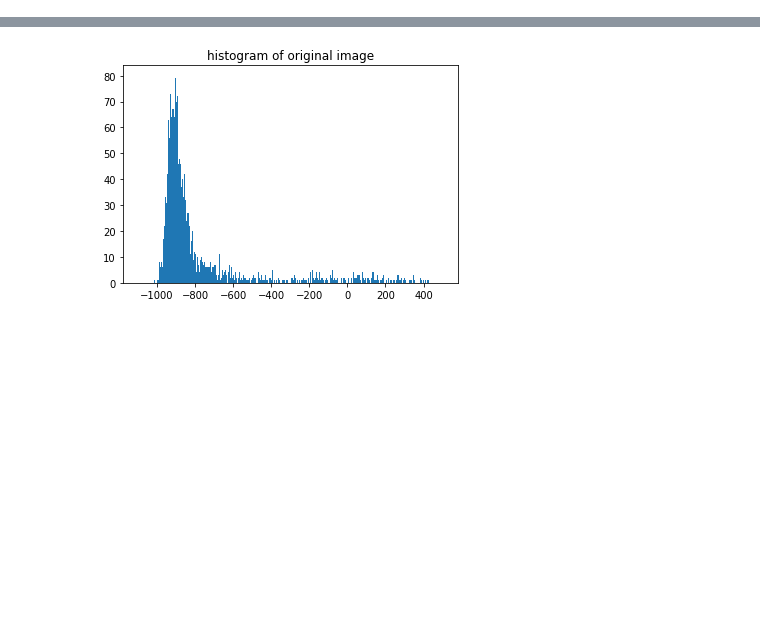
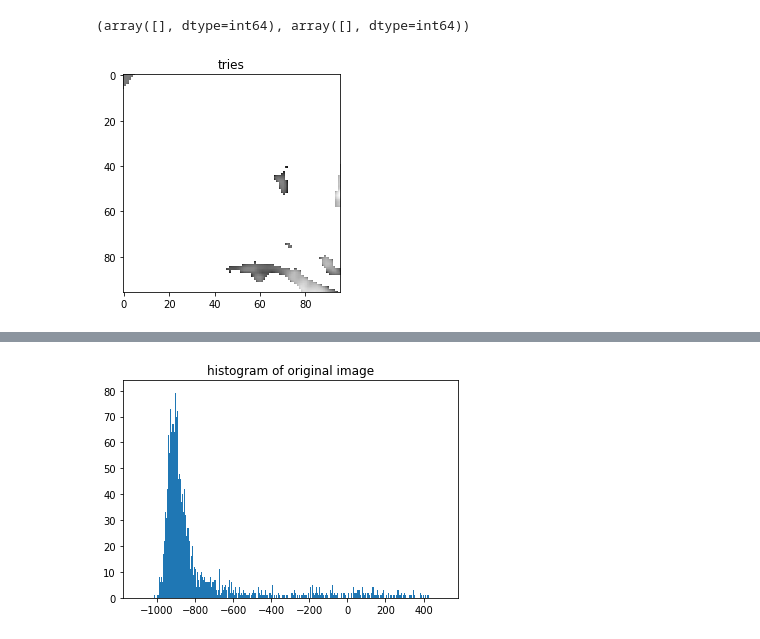
Before and after one commit to s-mostafa-a/CT-noise-statistical-characterization, a Jupyter notebook: notebooks/debug.ipynb, the cells around one changed output, grey strips where cells are left out. Saved outputs shown, nothing was run; the diff lists cells and outputs as text; code cells hidden in the pictures; blank space fills up the shorter version.

```diff
--- a/notebooks/debug.ipynb
+++ b/notebooks/debug.ipynb
@@ -65,3 +164,13 @@ iteration: 2, error: 8.091469880420277e-15
+# %%
+np.nonzero(local_sample_variance <= 0)
+# %% [output]
+(array([], dtype=int64), array([], dtype=int64))
+# %%
+plt.imshow(y_stab, cmap='gray')
+plt.title("tries")
+plt.show()
+# %% [output]
+[figure, added]
 # %% [markdown]
 Results above have a lot in common with the right image below which is the stabilized image from the paper (Fig. 12):
 
```
Also changed, not shown: parts of 7 cells of this notebook, 8 other files.
